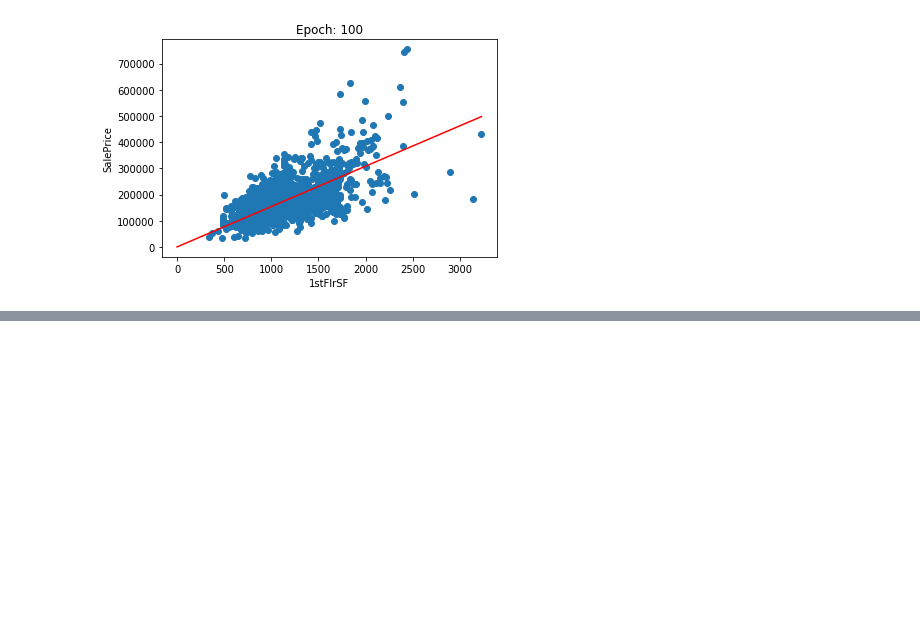
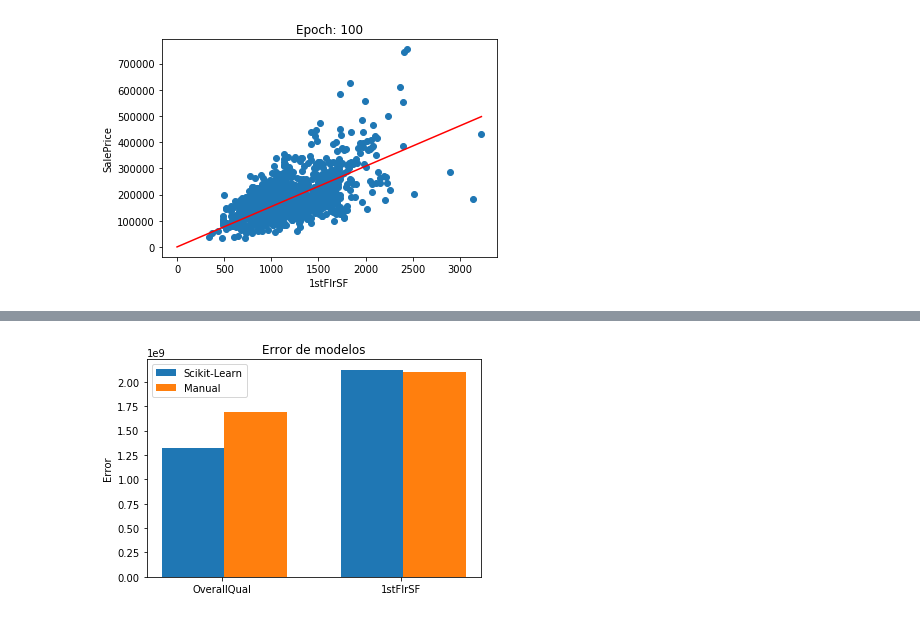
Before and after one commit to jpcarranza94/MSc_regresionlineal, a Jupyter notebook: regresion_lineal.ipynb, the cells around one changed output, grey strips where cells are left out. Saved outputs shown, nothing was run; the diff lists cells and outputs as text; code cells hidden in the pictures; blank space fills up the shorter version.

```diff
--- a/regresion_lineal.ipynb
+++ b/regresion_lineal.ipynb
@@ -375,7 +381,6 @@ def plotregression(x,y,dictionary, n):
         plt.ylabel(str(y.name))
         plt.show()
 # %%
-x, y = LinRegression(dftrain['OverallQual'], dftrain['SalePrice'], 1000000, 0.000001, 100000)
-y[100000]
+x, y = LinRegression(dftrain['OverallQual'], dftrain['SalePrice'], 5000000, 0.000001, 1000000)
 # %% [output]
 Epoch:  0 Error:  19683643360.552227
@@ -438,0 +466,39 @@ reg1stFlrSF = LinearRegression().fit(FirstFlrSF,SalePrice)
+# %%
+predOverallQualSk, predOverallQualManual, promedio = predictions(regOverallQual, y, dftest['OverallQual'])
+
+pred1stFlrSFSk, pred1stFlrSFManual, promedio = predictions(reg1stFlrSF, y2, df1test['1stFlrSF'])
+
+def CalculateError(yhat, y):
+    error = 1/2*(np.mean((yhat - y)**2))
+    return error
+
+
+ErrorSkOverallQual = CalculateError(predOverallQualSk, dftest['SalePrice'])
+
+ErrorManualOverallQual = CalculateError(predOverallQualManual, dftest['SalePrice'])
+
+ErrorSk1stFlrSF = CalculateError(pred1stFlrSFSk, df1test['SalePrice'])
+
+ErrorManual1stFlrSF = CalculateError(pred1stFlrSFManual, df1test['SalePrice'])
+
+SKerrors = [ErrorSkOverallQual, ErrorSk1stFlrSF]
+
+Manualerrors = [ErrorManualOverallQual,ErrorManual1stFlrSF]
+# %%
+fig, ax = plt.subplots()
+width = 0.35
+r1 = np.arange(len(SKerrors))
+r2 = [x + width for x in r1]
+
+bars1 = ax.bar(r1, SKerrors, width, label='Scikit-Learn')
+bars2 = ax.bar(r2, Manualerrors, width, label='Manual')
+
+ax.set_ylabel('Error')
+ax.set_title('Error de modelos')
+ax.set_xticks(r1+0.16)
+ax.set_xticklabels(('OverallQual', '1stFlrSF'))
+ax.legend()
+
+plt.show()
+# %% [output]
+[figure, added]
```
Also changed, not shown: parts of 8 cells of this notebook.
